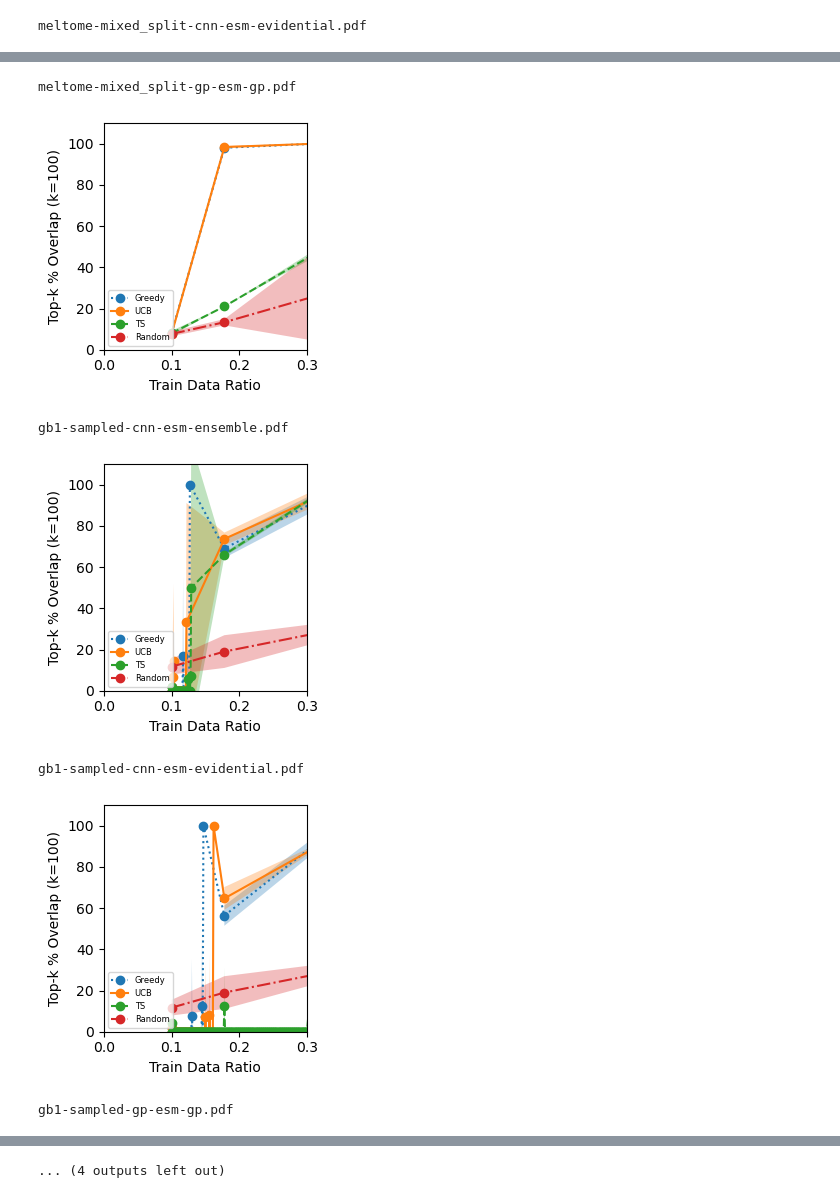
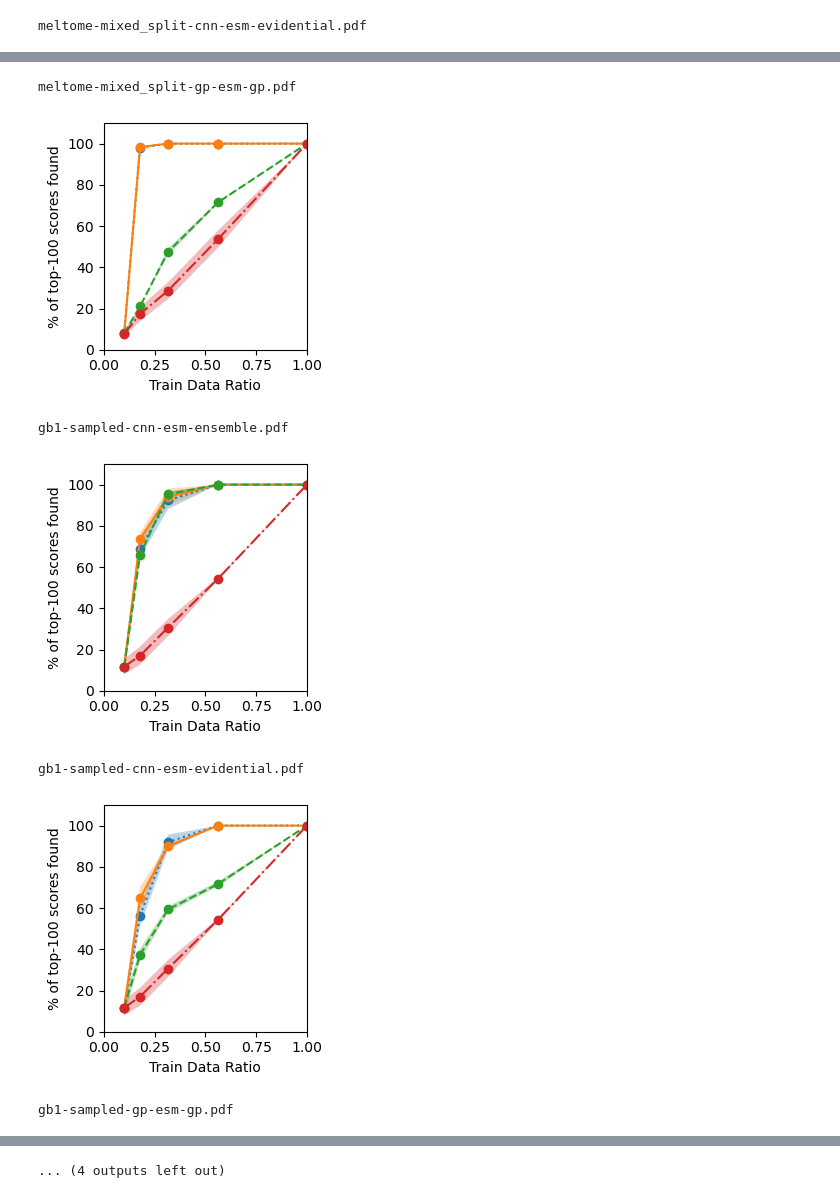
Before and after one commit to microsoft/protein-uq, a Jupyter notebook: notebooks/plot_results_bo.ipynb, the cells around one changed output, grey strips where cells are left out. Cells and saved outputs as stored; diff of their text form; code cells hidden in the pictures.

```diff
--- a/notebooks/plot_results_bo.ipynb
+++ b/notebooks/plot_results_bo.ipynb
@@ -47,6 +47,9 @@ for dir_names in results_dirs:
 
         df.sort_values(["Strategy", "Trial"], inplace=True)
 
+        # exclude 1-by-1 sampling (only choose train data ratios of [0.1, 0.178, 0.316, 0.562, 1.0])
+        df = df.loc[df['Train Data Ratio'].isin([0.1, 0.178, 0.316, 0.562, 1.0])]
+
         f = plt.figure(figsize=(3,3))
 
         # for strategy in ["exploit_ucb", "exploit_ts", "score_greedy", "random", "exploit_lcb", "exploit", "score_sample"]:
@@ -77,16 +80,16 @@ for dir_names in results_dirs:
             df_std = df.loc[(df.Strategy==strategy)].groupby("Train Data Ratio").std()
 
             plt.subplot(1, 1, 1)
-            plt.plot(df_mean.index, df_mean.best_sample_aquired, plotstyle, label=strategy_label)
-            plt.fill_between(df_mean.index, df_mean.best_sample_aquired-df_std.best_sample_aquired, df_mean.best_sample_aquired+df_std.best_sample_aquired, alpha=0.3)
+            plt.plot(df_mean.index, df_mean.TopKPercentOverlap, plotstyle, label=strategy_label)
+            plt.fill_between(df_mean.index, df_mean.TopKPercentOverlap-df_std.TopKPercentOverlap, df_mean.TopKPercentOverlap+df_std.TopKPercentOverlap, alpha=0.3)
 
         plt.xlabel("Train Data Ratio")
-        plt.ylabel("Top-k % Overlap (k=100)")
+        plt.ylabel("% of top-100 scores found")
 
-        # plt.xlim(0,1)
-        plt.xlim(0,0.3)
+        plt.xlim(0,1)
+        # plt.xlim(0,0.3)
         plt.ylim(0,110)
-        plt.legend(loc="lower left", fontsize=6)
+        # plt.legend(loc="lower right", fontsize=6)
 
         f.tight_layout()
 
@@ -101,7 +104,7 @@ meltome-mixed_split-cnn-esm-evidential.pdf
 meltome-mixed_split-gp-esm-gp.pdf
-[figure, old version]
+[figure, new version]
 gb1-sampled-cnn-esm-ensemble.pdf
-[figure, old version]
+[figure, new version]
 gb1-sampled-cnn-esm-evidential.pdf
-[figure, old version]
+[figure, new version]
 gb1-sampled-gp-esm-gp.pdf
```
Also changed, not shown: parts of 2 cells of this notebook, 3 other files.
